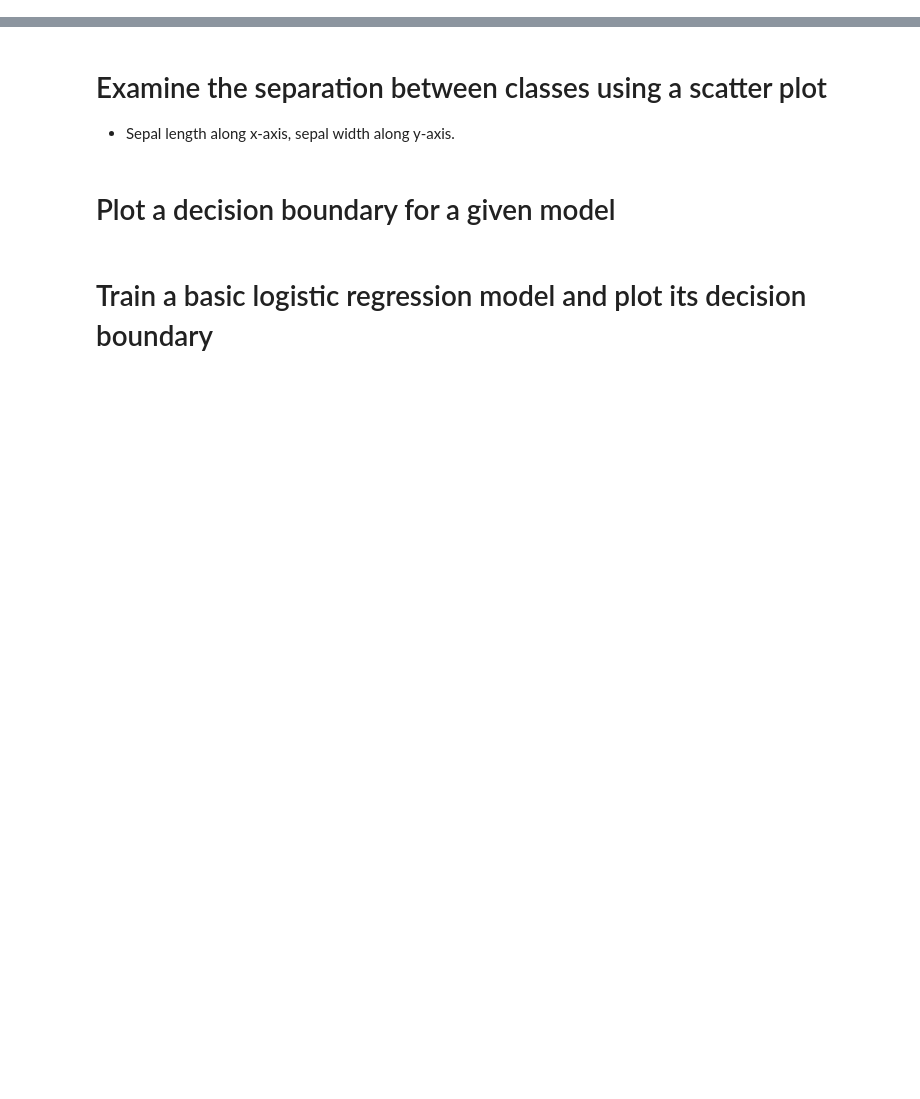
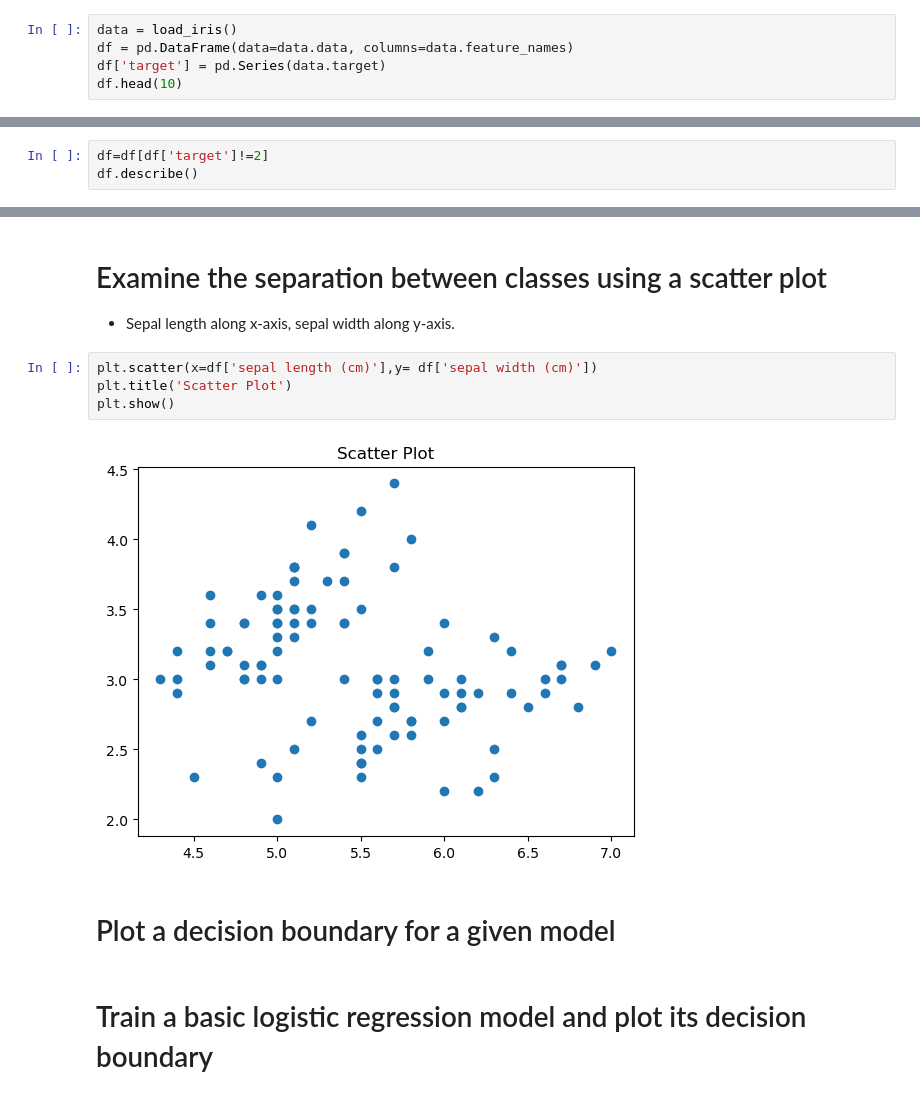
Before and after one commit to Tuwaiq-Data-Science-Bootcamp-V5/SVM_Lab1, a Jupyter notebook: SVMs-Iris.ipynb, the cells around one changed output, grey strips where cells are left out. Saved outputs shown, nothing was run; the diff lists cells and outputs as text; blank space fills up the shorter version.

```diff
--- a/SVMs-Iris.ipynb
+++ b/SVMs-Iris.ipynb
@@ -33,3 +38,8 @@ Libraries used in this project:
     - Do not forget the column names.
     - Also the target label.
 3. Print the first ten rows.
+# %%
+data = load_iris()
+df = pd.DataFrame(data=data.data, columns=data.feature_names)
+df['target'] = pd.Series(data.target)
+df.head(10)
@@ -41,3 +79,6 @@ Libraries used in this project:
 # Reduce the dimensionality of the dataset
 
 - We want just two classes of the target label.
+# %%
+df=df[df['target']!=2]
+df.describe()
@@ -45,6 +96,12 @@ Libraries used in this project:
 # Examine the separation between classes using a scatter plot
 
 - Sepal length along x-axis, sepal width along y-axis.
+# %%
+plt.scatter(x=df['sepal length (cm)'],y= df['sepal width (cm)'])
+plt.title('Scatter Plot')
+plt.show()
+# %% [output]
+[figure, added]
 # %% [markdown]
 # Plot a decision boundary for a given model
 # %% [markdown]
```
Also changed, not shown: parts of 7 cells of this notebook.
